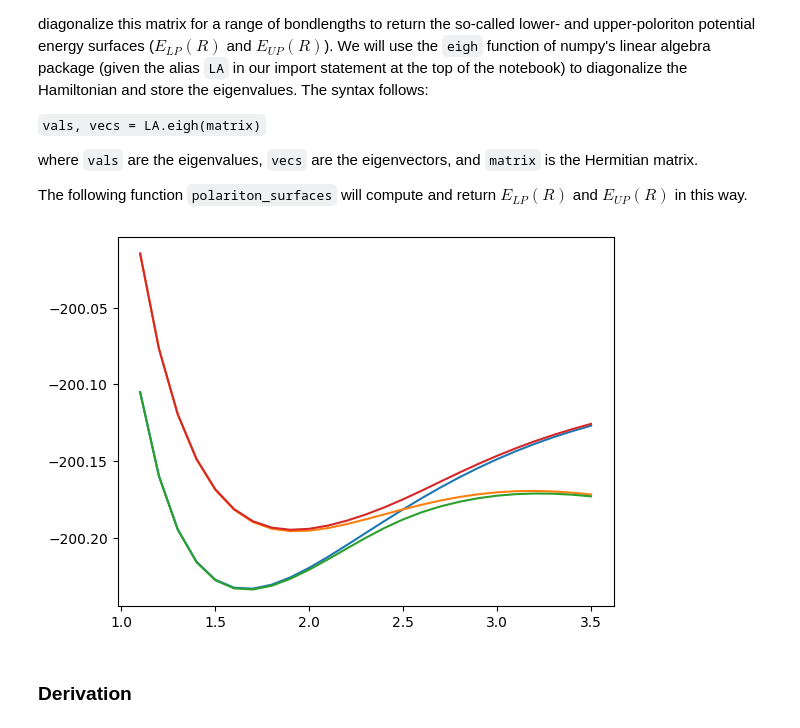
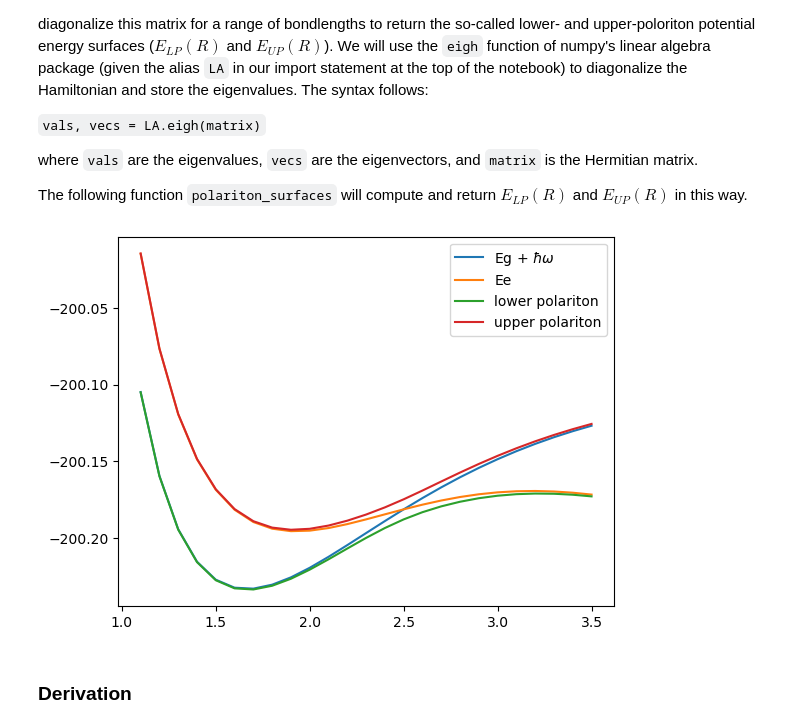
Before and after one commit to lanetolley/psi4education, a Jupyter notebook: labs/Polaritonic_Quantum_Chemistry/MgH_polaritonic_for_solutions.ipynb, the cells around one changed output. Saved outputs shown, nothing was run; the diff lists cells and outputs as text; code cells hidden in the pictures.

```diff
--- a/labs/Polaritonic_Quantum_Chemistry/MgH_polaritonic_for_solutions.ipynb
+++ b/labs/Polaritonic_Quantum_Chemistry/MgH_polaritonic_for_solutions.ipynb
@@ -638,13 +635,14 @@ def polariton_surfaces(A_value, omega_value, r_values, g_spline, e_spline, tdm_s
 # run this cell to compute the polariton PES
 lp_surface, up_surface = polariton_surfaces(A_value, transition_energy_au, rs, Eg_spline, Ee_spline, mu_spline)
 # %%
-plt.plot(rs, Eg_spline(rs)+transition_energy_au)
-plt.plot(rs, Ee_spline(rs))
-plt.plot(rs, lp_surface)
-plt.plot(rs, up_surface)
+plt.plot(rs, Eg_spline(rs)+transition_energy_au, label="Eg + $\hbar \omega$")
+plt.plot(rs, Ee_spline(rs), label="Ee")
+plt.plot(rs, lp_surface, label="lower polariton")
+plt.plot(rs, up_surface, label="upper polariton")
+plt.legend()
 plt.show()
 # %% [output]
-[figure, old version]
+[figure, new version]
 # %% [markdown]
 <a id=’Derivation’></a>
 ### Derivation
```
Also changed, not shown: parts of 8 cells of this notebook, 2 other files.
